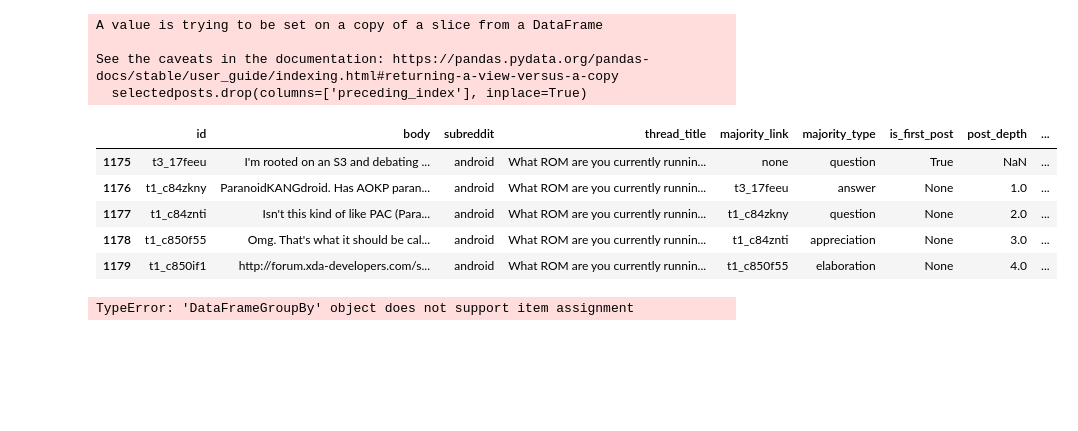
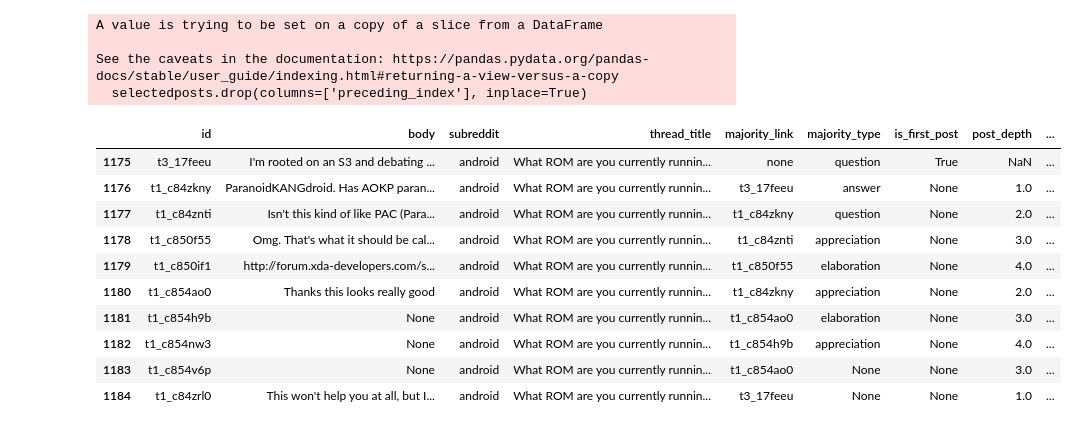
Before and after one commit to cl-trier/TWON-Exploration, a Jupyter notebook: 36--Expansion-Difference-Diversity-of-Coarse-Discourse.ipynb, the cells around one changed output. Drawn from its saved outputs; the diff is of its cells as text; code cells hidden in the pictures; blank space fills up the shorter version.

```diff
--- a/36--Expansion-Difference-Diversity-of-Coarse-Discourse.ipynb
+++ b/36--Expansion-Difference-Diversity-of-Coarse-Discourse.ipynb
@@ -129,20 +138,19 @@ A value is trying to be set on a copy of a slice from a DataFrame
 See the caveats in the documentation: https://pandas.pydata.org/pandas-docs/stable/user_guide/indexing.html#returning-a-view-versus-a-copy
   selectedposts.drop(columns=['preceding_index'], inplace=True)
 # %%
-selectedposts.head()
+selectedposts.head(10)
 # %% [output]
 |  | id | body | subreddit | thread_title | majority_link | majority_type | is_first_post | post_depth | ... |
 | 1175 | t3_17feeu | I'm rooted on an S3 and debating ... | android | What ROM are you currently runnin... | none | question | True | NaN | ... |
 | 1176 | t1_c84zkny | ParanoidKANGdroid. Has AOKP paran... | android | What ROM are you currently runnin... | t3_17feeu | answer | None | 1.0 | ... |
 | 1177 | t1_c84znti | Isn't this kind of like PAC (Para... | android | What ROM are you currently runnin... | t1_c84zkny | question | None | 2.0 | ... |
 | 1178 | t1_c850f55 | Omg. That's what it should be cal... | android | What ROM are you currently runnin... | t1_c84znti | appreciation | None | 3.0 | ... |
 | 1179 | t1_c850if1 | http://forum.xda-developers.com/s... | android | What ROM are you currently runnin... | t1_c850f55 | elaboration | None | 4.0 | ... |
+| 1180 | t1_c854ao0 | Thanks this looks really good | android | What ROM are you currently runnin... | t1_c84zkny | appreciation | None | 2.0 | ... |
+| 1181 | t1_c854h9b | None | android | What ROM are you currently runnin... | t1_c854ao0 | elaboration | None | 3.0 | ... |
+| 1182 | t1_c854nw3 | None | android | What ROM are you currently runnin... | t1_c854h9b | appreciation | None | 4.0 | ... |
+| 1183 | t1_c854v6p | None | android | What ROM are you currently runnin... | t1_c854ao0 | None | None | 3.0 | ... |
+| 1184 | t1_c84zrl0 | This won't help you at all, but I... | android | What ROM are you currently runnin... | t3_17feeu | None | None | 1.0 | ... |
-# %%
-GROUPER='thread_title'
-groupeddata = selectedposts.groupby(GROUPER)
-groupeddata['preceding_index'] = groupeddata.body.shift(1).index
-# %% [output]
-TypeError: 'DataFrameGroupBy' object does not support item assignment
 # %%
 chunked_result: typing.List[pd.DataFrame] = []
 GROUPER='thread_title'
```
Also changed, not shown: parts of 22 cells of this notebook, 12 other files.
